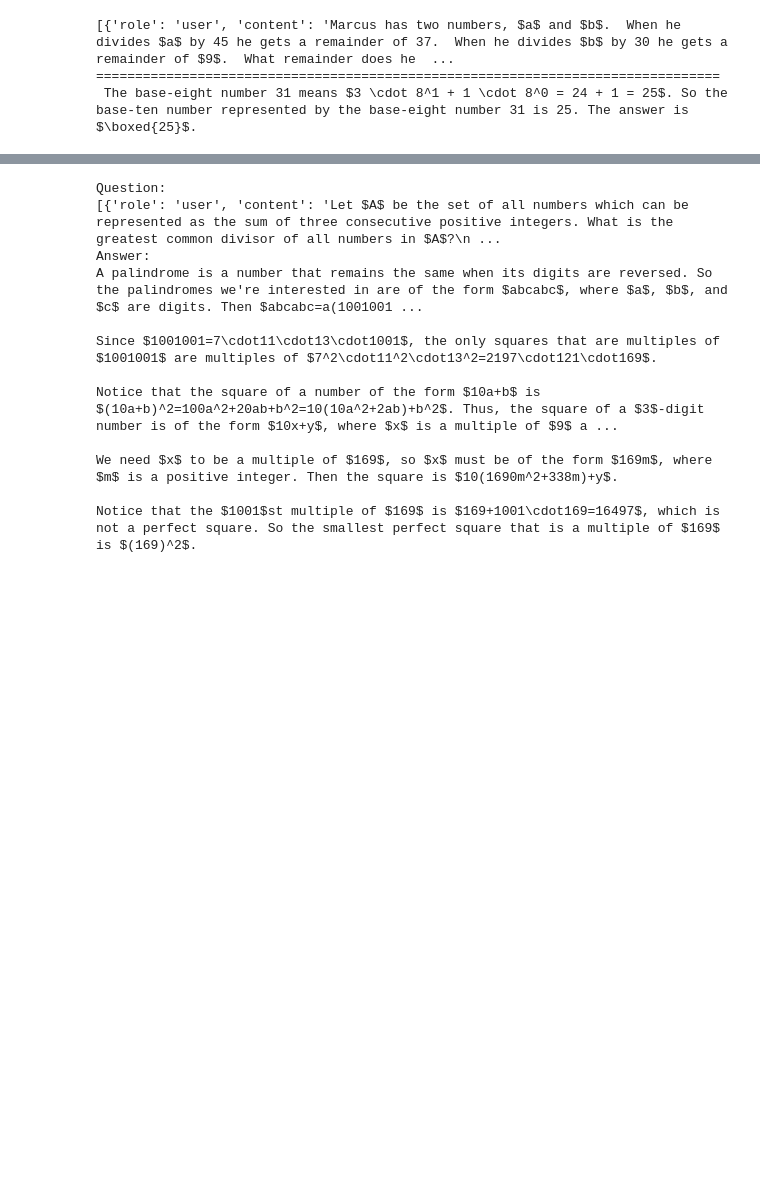
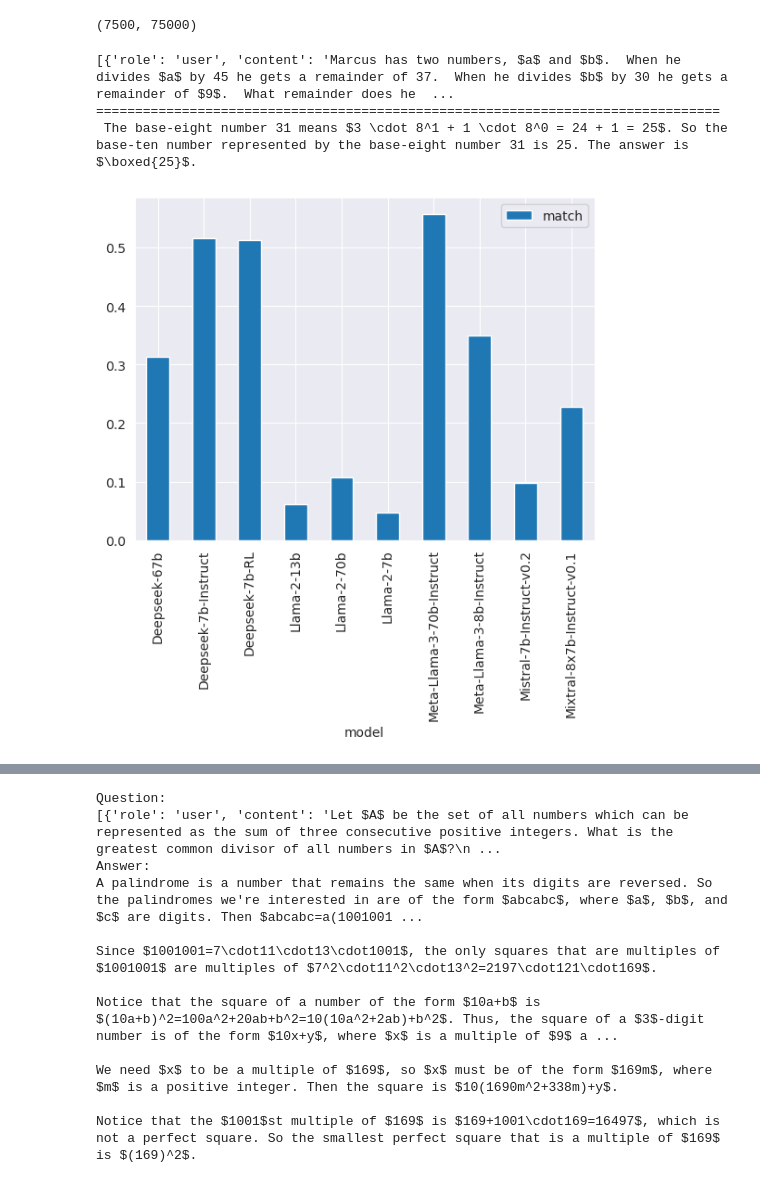
Before and after one commit to kaifronsdal/TheoremSense, a Jupyter notebook: theoremsense/eval_metric.ipynb, the cells around one changed output, grey strips where cells are left out. Cells and saved outputs as stored; diff of their text form; code cells hidden in the pictures; blank space fills up the shorter version.

Commit message:
metric evals

```diff
--- a/theoremsense/eval_metric.ipynb
+++ b/theoremsense/eval_metric.ipynb
@@ -59,5 +43,0 @@ args = predictions[0]['generation_args']
-# %%
-save_path = Path('~/GitHub/gold-ai-olympiad/data/MATH/Predictions/predictions.json').expanduser()
-import json
-with open(save_path, 'w') as f:
-    json.dump(predictions, f, indent=4)
@@ -101,3 +151,7 @@ datasets[dataset_name][0]
+# %%
+len(datasets), len(predictions)
+# %% [output]
+(7500, 75000)
 # %%
 i = 4
 print(prompts[i])
@@ -118,26 +175,29 @@ class Metric(Block):
 # %%
-def get_answer(solution: str):
-    return latex_deformat(get_boxed_answer(solution))
+# def get_answer(solution: str):
+#     return latex_deformat(get_boxed_answer(str(solution)))
 
 
 class BoxedMatch(Metric):
-    def __init__(self, dataset):
-        super().__init__(dataset)
+    def process(self, predictions):
+        predictions['boxed'] = predictions['prediction'].apply(get_final_answer)
+        results = self.datasets.merge(predictions, on=['dataset', 'i'], suffixes=('_true', '_pred'))
+        results['match'] = results['boxed_true'] == results['boxed_pred']
 
-    def process(self, predictions):
-        boxed_match = []
-        for data, prediction in tqdm(zip(self.dataset, predictions)):
-            pred_answer = get_answer(prediction)
-            true_answer = get_answer(data['solution'])
-            boxed_match.append(pred_answer == true_answer)
-        return boxed_match
+        # very slow, probably don't use
+        # results['match'] = results.apply(lambda x: is_equiv(x['boxed_true'], x['boxed_pred']), axis=1)
+
+        # set first columns to be ['dataset', 'i', 'model', 'method', 'boxed_true', 'boxed_pred', 'match', ...]
+        cols = ['dataset', 'i', 'model', 'method', 'boxed_true', 'boxed_pred', 'match']
+        cols.extend([col for col in results.columns if col not in cols])
+        return results[cols]
 # %%
 def apply_metric(predictions, metric, datasets):
-    metric_name = metric.__name__
-
-    def compute_metric(x):
-        dataset_name = x.name[0]
-        print(x.name)
-        return metric(datasets[dataset_name])(Batch(x.predictions))
-
-    predictions[metric_name] = predictions.apply(compute_metric, axis=1)
+    m = metric(datasets)
+    results = m(predictions)
+    return results
+# %%
+boxed_match = apply_metric(predictions, BoxedMatch, datasets)
+boxed_accuracy = boxed_match.groupby(['model', 'method'])['match'].mean().reset_index().plot(kind='bar', x='model',
+                                                                                             y='match')
+# %% [output]
+[figure, added]
```
Also changed, not shown: parts of 14 cells of this notebook, 5 other files.
